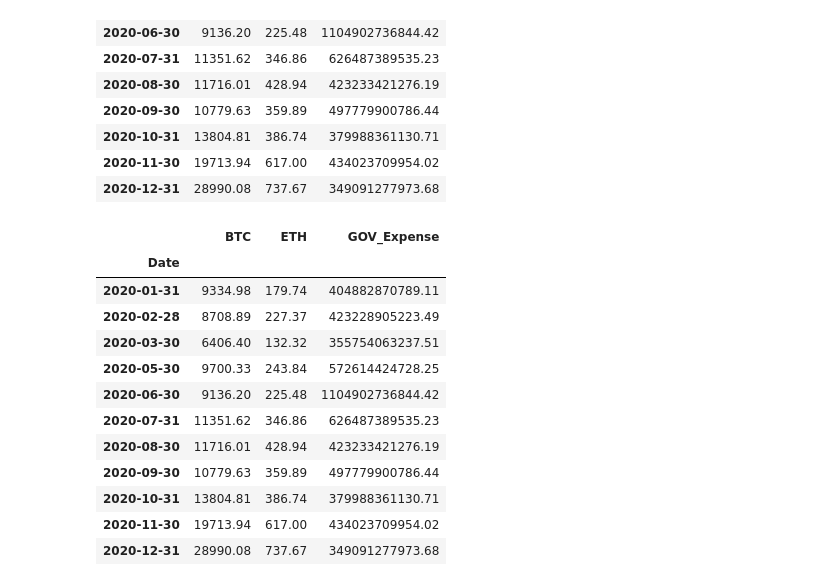
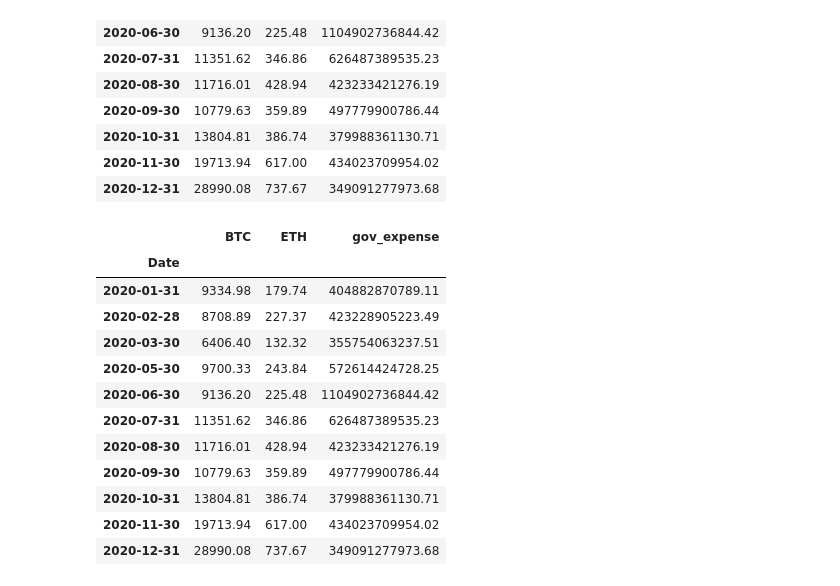
Before and after one commit to haege101/2020-Government-Expenditure-Correlation-Project, a Jupyter notebook: Project 1 Group Code.ipynb, the cells around one changed output. Saved outputs shown, nothing was run; the diff lists cells and outputs as text; code cells hidden in the pictures.

```diff
--- a/Project 1 Group Code.ipynb
+++ b/Project 1 Group Code.ipynb
@@ -247,10 +248,10 @@ merged_data
 | 2020-11-30 | 19713.94 | 617.00 | 434023709954.02 |
 | 2020-12-31 | 28990.08 | 737.67 | 349091277973.68 |
 # %%
-merged_data.columns = ["BTC","ETH","GOV_Expense"]
+merged_data.columns = ["BTC","ETH","gov_expense"]
 merged_data
 # %% [output]
-|  | BTC | ETH | GOV_Expense |
+|  | BTC | ETH | gov_expense |
 | Date |  |  |  |
 | 2020-01-31 | 9334.98 | 179.74 | 404882870789.11 |
 | 2020-02-28 | 8708.89 | 227.37 | 423228905223.49 |
```
Also changed, not shown: parts of 6 cells of this notebook.
